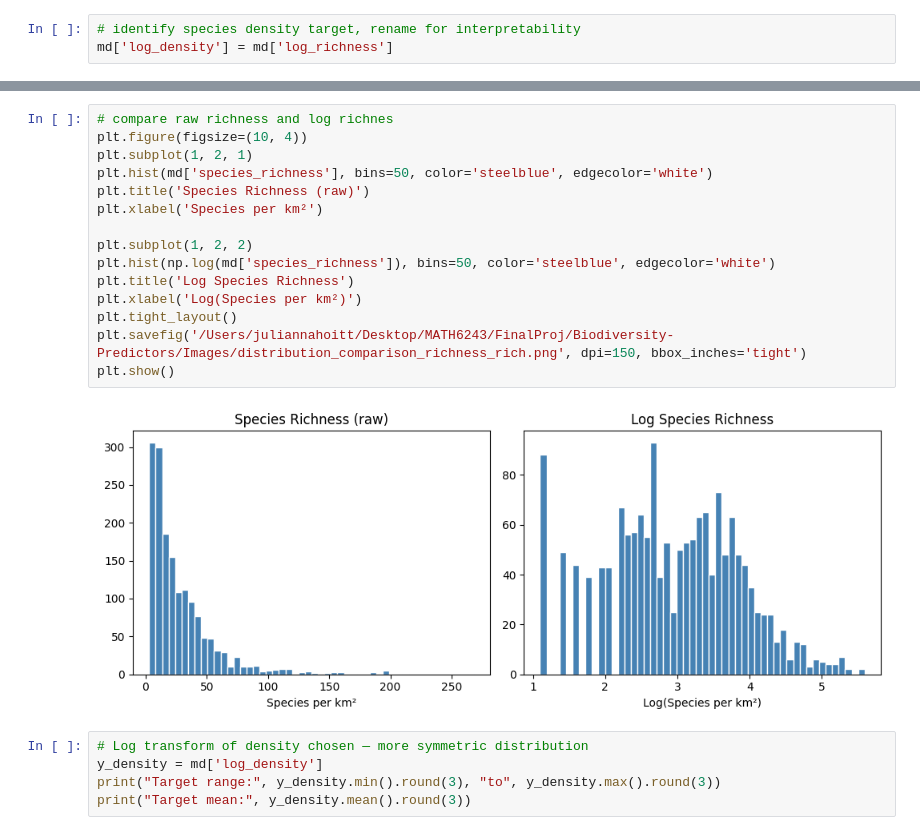
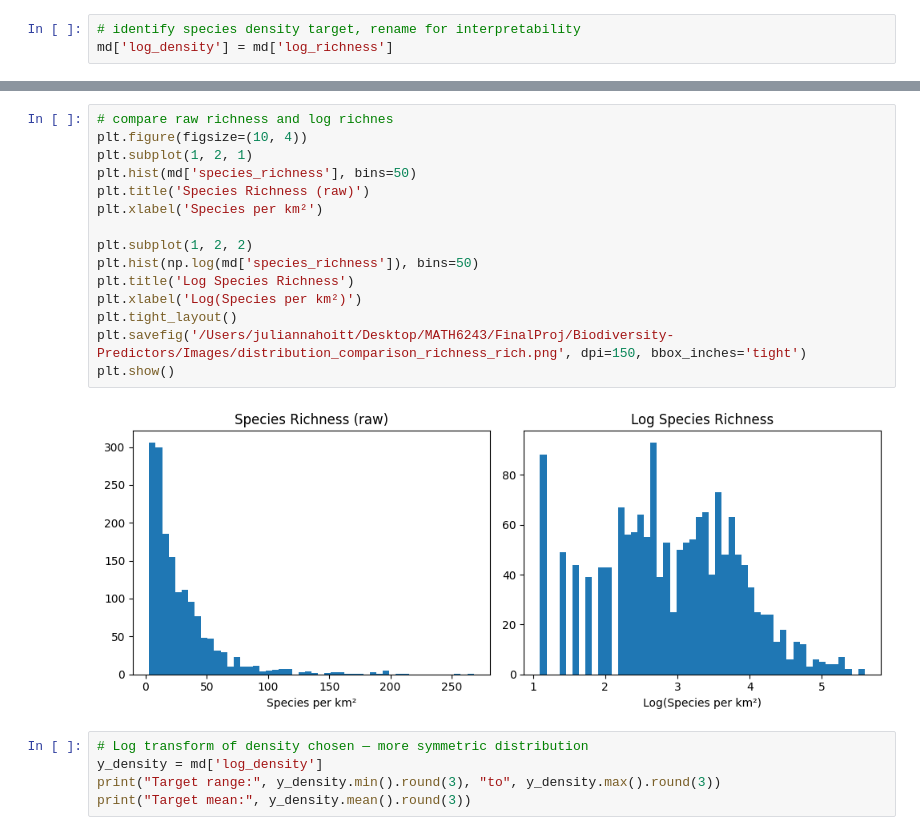
Before and after one commit to zaiba6/Biodiversity-Predictors, a Jupyter notebook: Methods/all_forest.ipynb, the cells around one changed output, grey strips where cells are left out. Drawn from its saved outputs; the diff is of its cells as text.

```diff
--- a/Methods/all_forest.ipynb
+++ b/Methods/all_forest.ipynb
@@ -86,20 +85,20 @@ plt.show()
 # %%
 # compare raw richness and log richnes
 plt.figure(figsize=(10, 4))
 plt.subplot(1, 2, 1)
-plt.hist(md['species_richness'], bins=50, color='steelblue', edgecolor='white')
+plt.hist(md['species_richness'], bins=50)
 plt.title('Species Richness (raw)')
 plt.xlabel('Species per km²')
 
 plt.subplot(1, 2, 2)
-plt.hist(np.log(md['species_richness']), bins=50, color='steelblue', edgecolor='white')
+plt.hist(np.log(md['species_richness']), bins=50)
 plt.title('Log Species Richness')
 plt.xlabel('Log(Species per km²)')
 plt.tight_layout()
 plt.savefig('/Users/juliannahoitt/Desktop/MATH6243/FinalProj/Biodiversity-Predictors/Images/distribution_comparison_richness_rich.png', dpi=150, bbox_inches='tight')
 plt.show()
 # %% [output]
-[figure, old version]
+[figure, new version]
 # %%
 # Log transform of density chosen — more symmetric distribution
 y_density = md['log_density']
```
Also changed, not shown: parts of 8 cells of this notebook, 5 other files.
